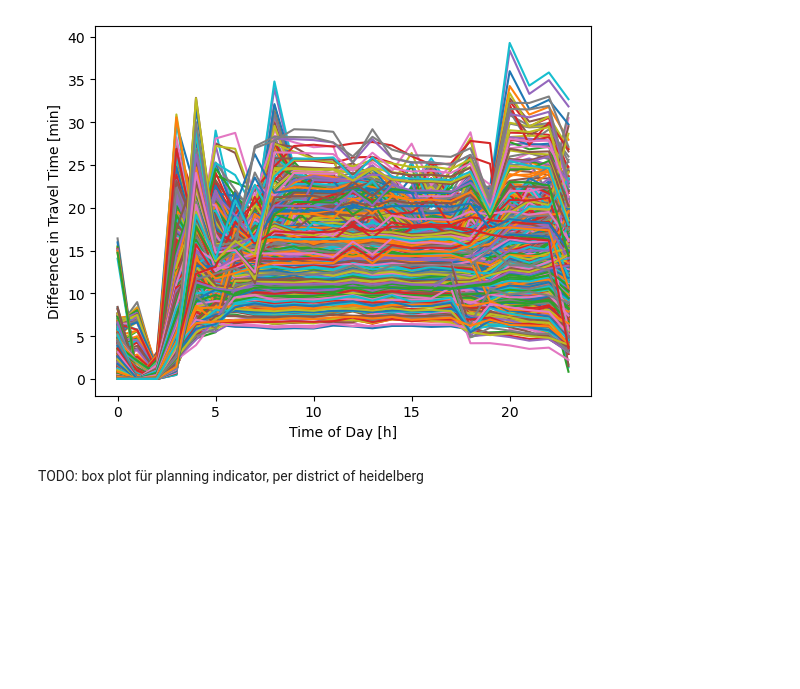
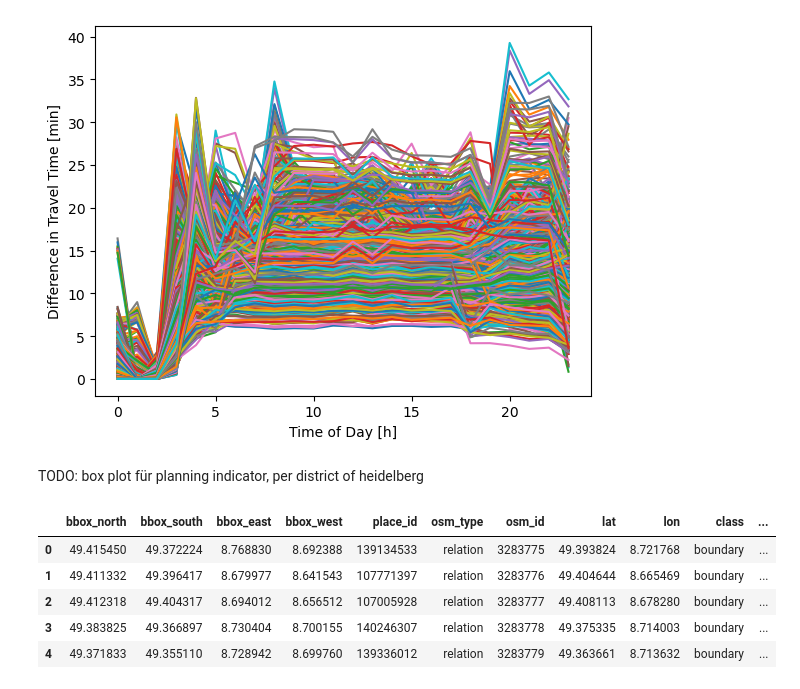
Before and after one commit to Chwiggy/thesis_analysis, a Jupyter notebook: differences.ipynb, the cells around one changed output. Saved outputs shown, nothing was run; the diff lists cells and outputs as text; code cells hidden in the pictures; blank space fills up the shorter version.

```diff
--- a/differences.ipynb
+++ b/differences.ipynb
@@ -31,3 +31,13 @@ See the caveats in the documentation: https://pandas.pydata.org/pandas-docs/stab
 [figure]
 # %% [markdown]
 TODO: box plot für planning indicator, per district of heidelberg
+# %%
+boroughs = gp.read_file(filename="inputs/boroughs.json")
+boroughs.head()
+# %% [output]
+|  | bbox_north | bbox_south | bbox_east | bbox_west | place_id | osm_type | osm_id | lat | lon | class | ... |
+| 0 | 49.415450 | 49.372224 | 8.768830 | 8.692388 | 139134533 | relation | 3283775 | 49.393824 | 8.721768 | boundary | ... |
+| 1 | 49.411332 | 49.396417 | 8.679977 | 8.641543 | 107771397 | relation | 3283776 | 49.404644 | 8.665469 | boundary | ... |
+| 2 | 49.412318 | 49.404317 | 8.694012 | 8.656512 | 107005928 | relation | 3283777 | 49.408113 | 8.678280 | boundary | ... |
+| 3 | 49.383825 | 49.366897 | 8.730404 | 8.700155 | 140246307 | relation | 3283778 | 49.375335 | 8.714003 | boundary | ... |
+| 4 | 49.371833 | 49.355110 | 8.728942 | 8.699760 | 139336012 | relation | 3283779 | 49.363661 | 8.713632 | boundary | ... |
```
Also changed, not shown: parts of 3 cells of this notebook.
